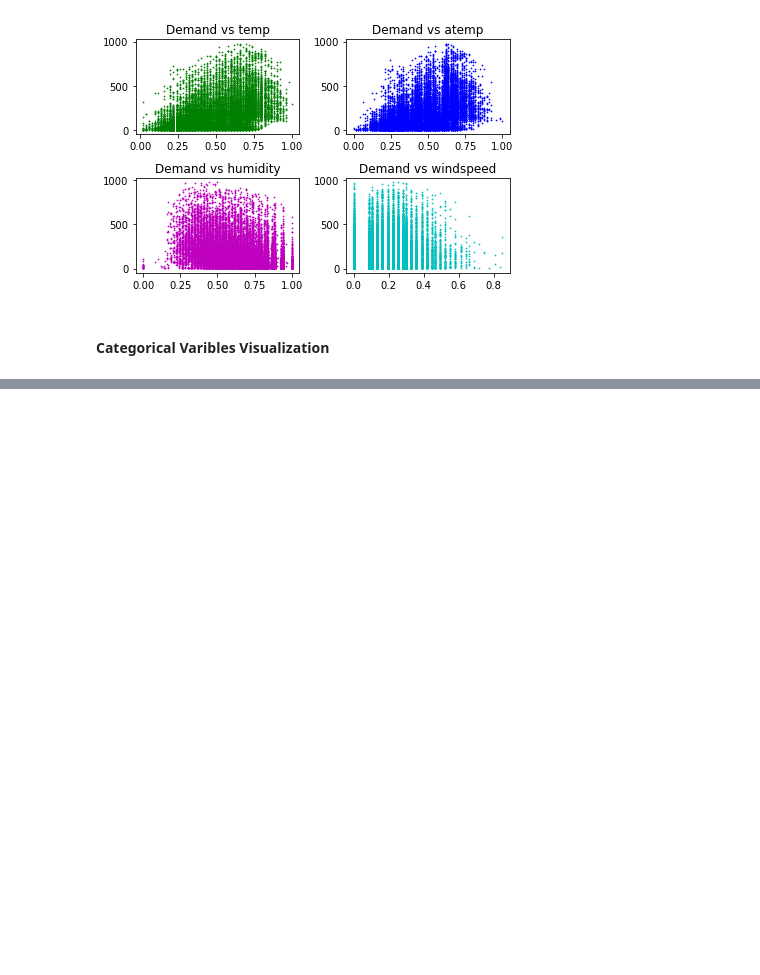
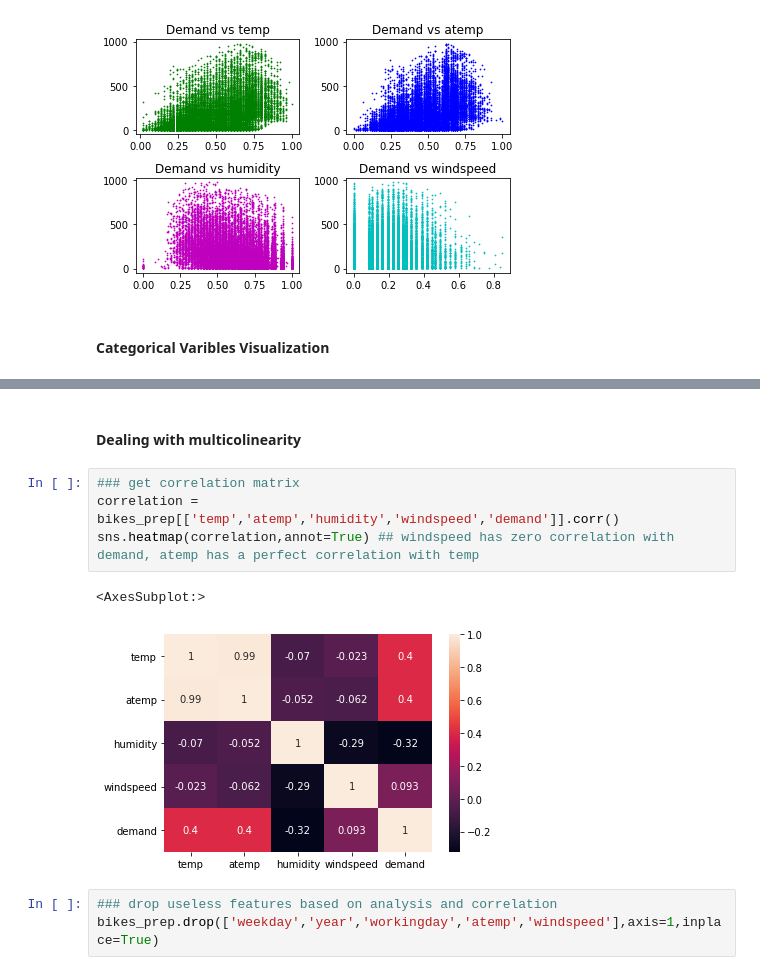
Before and after one commit to d-jeph/kaggle_bike_sharing_demand, a Jupyter notebook: bike_sharing.ipynb, the cells around one changed output, grey strips where cells are left out. Drawn from its saved outputs; the diff is of its cells as text; blank space fills up the shorter version.

```diff
--- a/bike_sharing.ipynb
+++ b/bike_sharing.ipynb
@@ -91,0 +105,12 @@ for i,var in enumerate(categorical_varibles):
+# %% [markdown]
+#### Dealing with multicolinearity
+# %%
+### get correlation matrix
+correlation = bikes_prep[['temp','atemp','humidity','windspeed','demand']].corr()
+sns.heatmap(correlation,annot=True) ## windspeed has zero correlation with demand, atemp has a perfect correlation with temp
+# %% [output]
+<AxesSubplot:>
+[figure, added]
+# %%
+### drop useless features based on analysis and correlation
+bikes_prep.drop(['weekday','year','workingday','atemp','windspeed'],axis=1,inplace=True)
```
Also changed, not shown: parts of 8 cells of this notebook.
